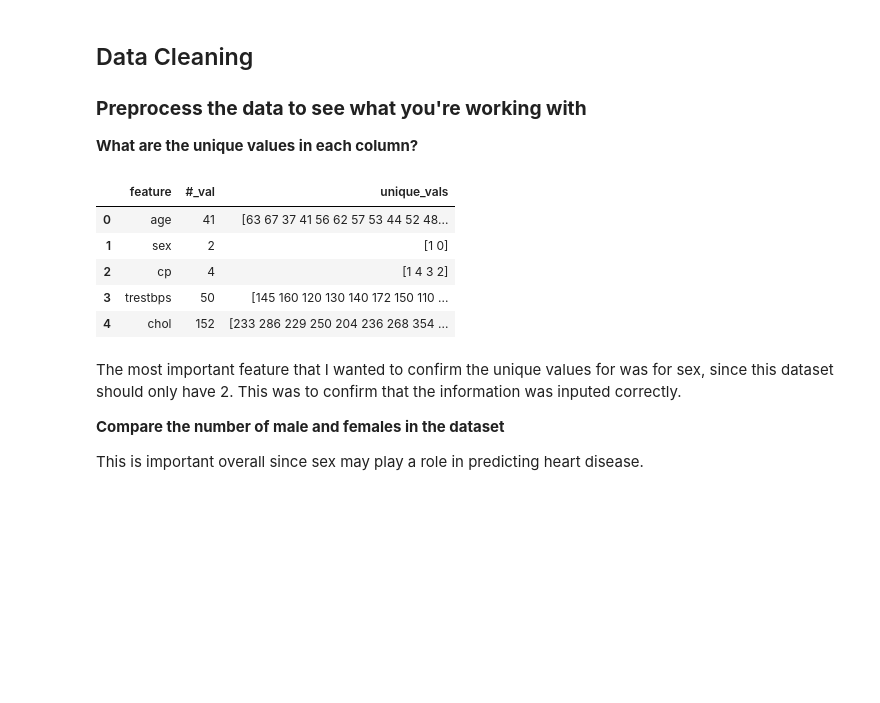
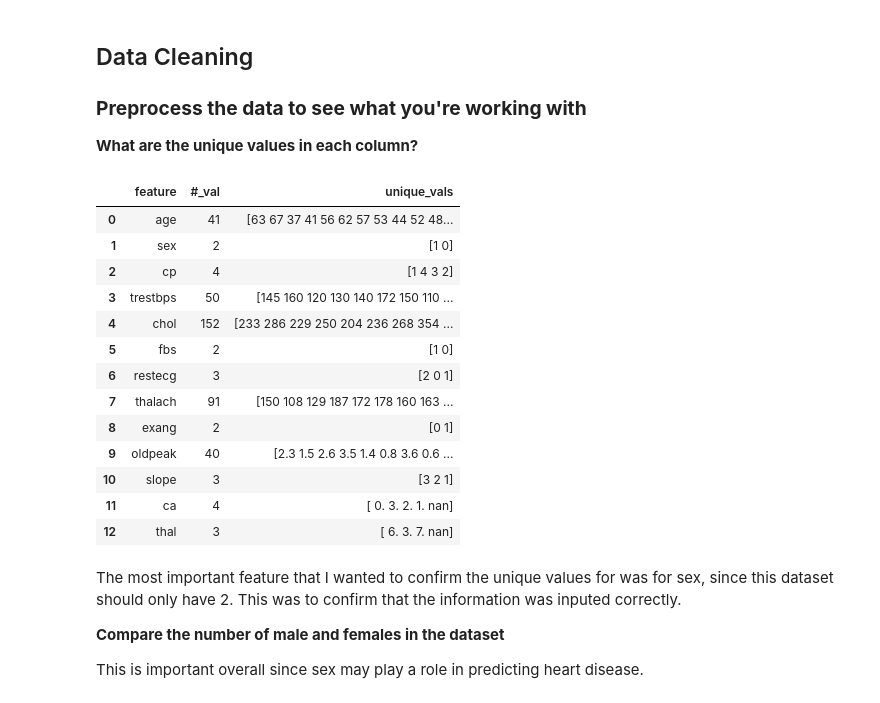
Before and after one commit to valin242/uci_heart_disease, a Jupyter notebook: heart_disease_pred.ipynb, the cells around one changed output. Drawn from its saved outputs; the diff is of its cells as text; code cells hidden in the pictures; blank space fills up the shorter version.

```diff
--- a/heart_disease_pred.ipynb
+++ b/heart_disease_pred.ipynb
@@ -108,24 +123,32 @@ print(y_target.head())
 # %%
 # determine how many unique values are present for the different features
 feature_cols = pd.Series(x_features.columns)
 # iterate through the series and print out the col name and num of unique val
 def getUniqueVals(df, cols):
     df_unique = pd.DataFrame(columns=['feature', '#_val', 'unique_vals'])
     for i in cols:
         # print("'{}' feature has {} unique values \n Which are {}.".format(str(i), df[str(i)].nunique(), df[str(i)].unique()))
         row = [str(i), int(df[str(i)].nunique()), str(df[str(i)].unique())]
         df_unique.loc[len(df_unique)] = row
     return df_unique
 
 uniq_vals = getUniqueVals(x_features, feature_cols)
-uniq_vals.head()
+uniq_vals
 # %% [output]
 |  | feature | #_val | unique_vals |
 | 0 | age | 41 | [63 67 37 41 56 62 57 53 44 52 48... |
 | 1 | sex | 2 | [1 0] |
 | 2 | cp | 4 | [1 4 3 2] |
 | 3 | trestbps | 50 | [145 160 120 130 140 172 150 110 ... |
 | 4 | chol | 152 | [233 286 229 250 204 236 268 354 ... |
+| 5 | fbs | 2 | [1 0] |
+| 6 | restecg | 3 | [2 0 1] |
+| 7 | thalach | 91 | [150 108 129 187 172 178 160 163 ... |
+| 8 | exang | 2 | [0 1] |
+| 9 | oldpeak | 40 | [2.3 1.5 2.6 3.5 1.4 0.8 3.6 0.6 ... |
+| 10 | slope | 3 | [3 2 1] |
+| 11 | ca | 4 | [ 0. 3. 2. 1. nan] |
+| 12 | thal | 3 | [ 6. 3. 7. nan] |
 # %% [markdown]
 The most important feature that I wanted to confirm the unique values for was for sex, since this dataset should only have 2. This was to confirm that the information was inputed correctly.
 
```
Also changed, not shown: parts of 17 cells of this notebook.
